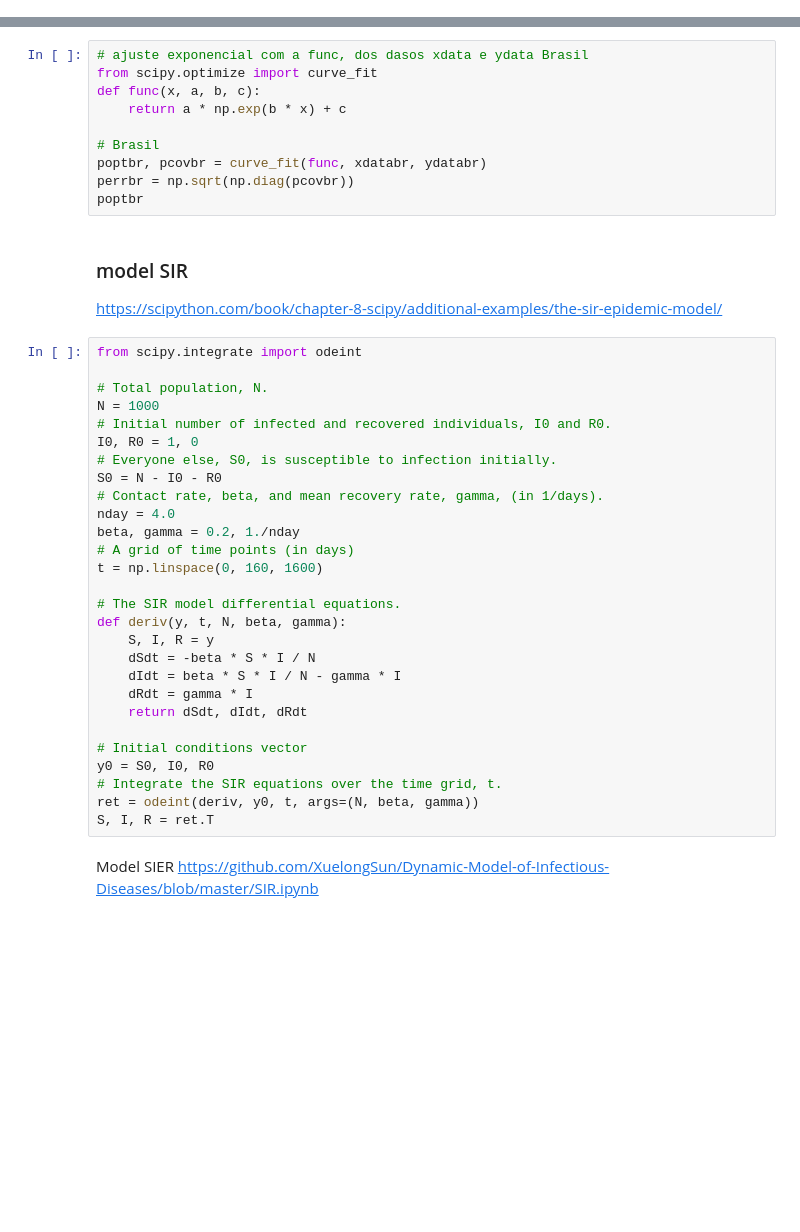
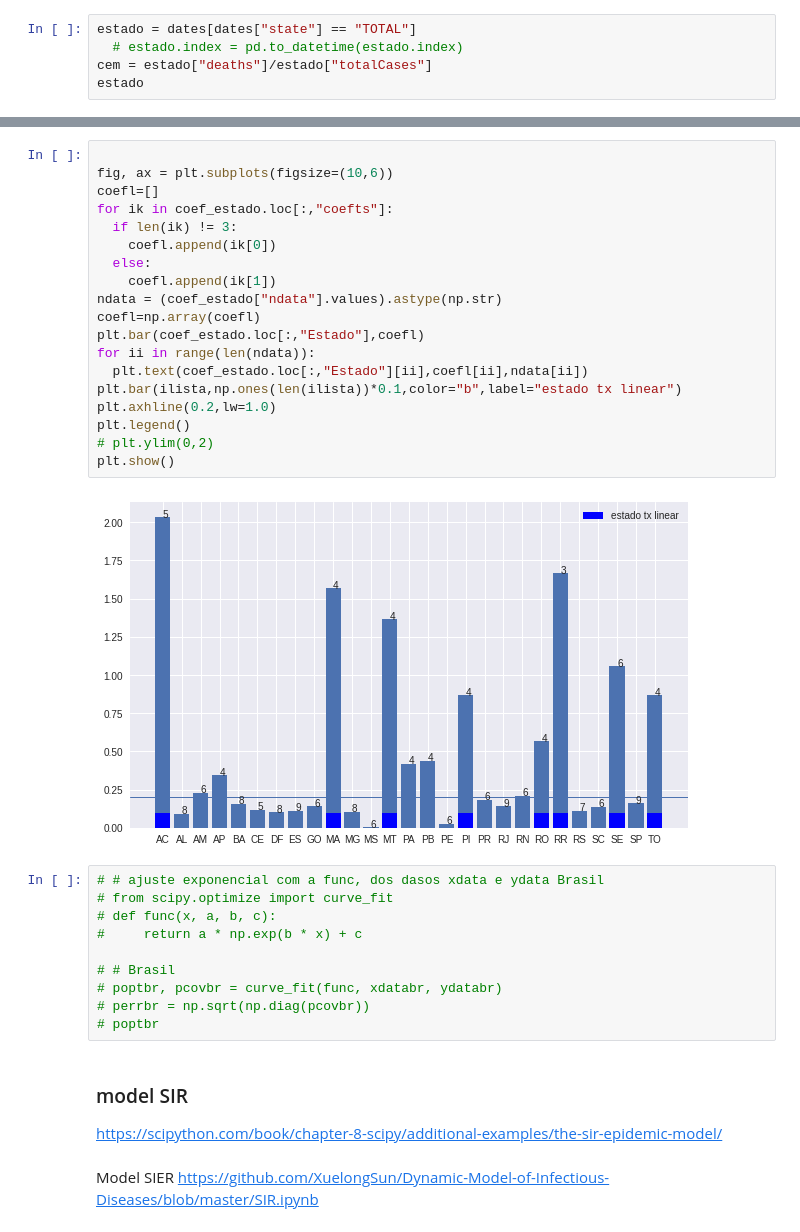
Before and after one commit to cmpaulo/corona, a Jupyter notebook: estados_corona.ipynb, the cells around one changed output, grey strips where cells are left out. Saved outputs shown, nothing was run; the diff lists cells and outputs as text; blank space fills up the shorter version.

```diff
--- a/estados_corona.ipynb
+++ b/estados_corona.ipynb
@@ -24,0 +45,5 @@ int
+# %%
+estado = dates[dates["state"] == "TOTAL"]
+  # estado.index = pd.to_datetime(estado.index)
+cem = estado["deaths"]/estado["totalCases"]
+estado
@@ -73,44 +127,37 @@ dia
+# %%
+
+fig, ax = plt.subplots(figsize=(10,6))
+coefl=[]
+for ik in coef_estado.loc[:,"coefts"]:
+  if len(ik) != 3:
+    coefl.append(ik[0])
+  else:
+    coefl.append(ik[1])
+ndata = (coef_estado["ndata"].values).astype(np.str)
+coefl=np.array(coefl)
+plt.bar(coef_estado.loc[:,"Estado"],coefl)
+for ii in range(len(ndata)):
+  plt.text(coef_estado.loc[:,"Estado"][ii],coefl[ii],ndata[ii])
+plt.bar(ilista,np.ones(len(ilista))*0.1,color="b",label="estado tx linear")
+plt.axhline(0.2,lw=1.0)
+plt.legend()
+# plt.ylim(0,2)
+plt.show()
+# %% [output]
+[figure, added]
 # %%
-# ajuste exponencial com a func, dos dasos xdata e ydata Brasil
-from scipy.optimize import curve_fit
-def func(x, a, b, c):
-    return a * np.exp(b * x) + c
+# # ajuste exponencial com a func, dos dasos xdata e ydata Brasil
+# from scipy.optimize import curve_fit
+# def func(x, a, b, c):
+#     return a * np.exp(b * x) + c
 
-# Brasil
-poptbr, pcovbr = curve_fit(func, xdatabr, ydatabr)
-perrbr = np.sqrt(np.diag(pcovbr))
-poptbr
+# # Brasil
+# poptbr, pcovbr = curve_fit(func, xdatabr, ydatabr)
+# perrbr = np.sqrt(np.diag(pcovbr))
+# poptbr
 # %% [markdown]
 ### model SIR
 https://scipython.com/book/chapter-8-scipy/additional-examples/the-sir-epidemic-model/
-# %%
-from scipy.integrate import odeint
-
-# Total population, N.
-N = 1000
-# Initial number of infected and recovered individuals, I0 and R0.
-I0, R0 = 1, 0
-# Everyone else, S0, is susceptible to infection initially.
-S0 = N - I0 - R0
-# Contact rate, beta, and mean recovery rate, gamma, (in 1/days).
-nday = 4.0
-beta, gamma = 0.2, 1./nday
-# A grid of time points (in days)
-t = np.linspace(0, 160, 1600)
-
-# The SIR model differential equations.
-def deriv(y, t, N, beta, gamma):
-    S, I, R = y
-    dSdt = -beta * S * I / N
-    dIdt = beta * S * I / N - gamma * I
-    dRdt = gamma * I
-    return dSdt, dIdt, dRdt
-
-# Initial conditions vector
-y0 = S0, I0, R0
-# Integrate the SIR equations over the time grid, t.
-ret = odeint(deriv, y0, t, args=(N, beta, gamma))
-S, I, R = ret.T
 # %% [markdown]
 Model SIER
 https://github.com/XuelongSun/Dynamic-Model-of-Infectious-Diseases/blob/master/SIR.ipynb
```
Also changed, not shown: parts of 17 cells of this notebook, 1 other file.
